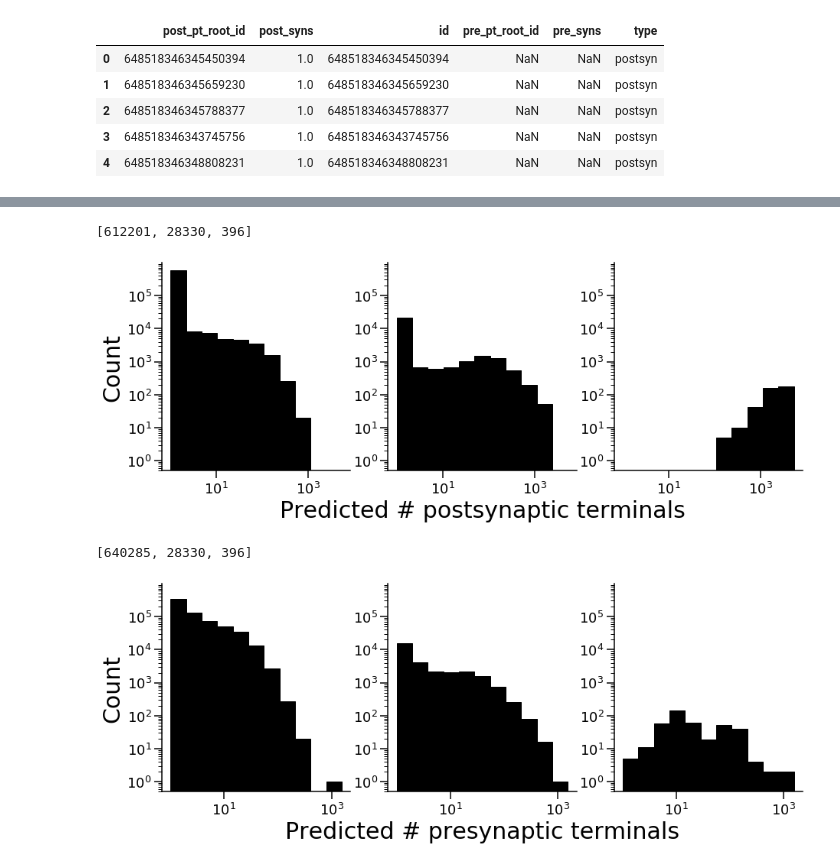
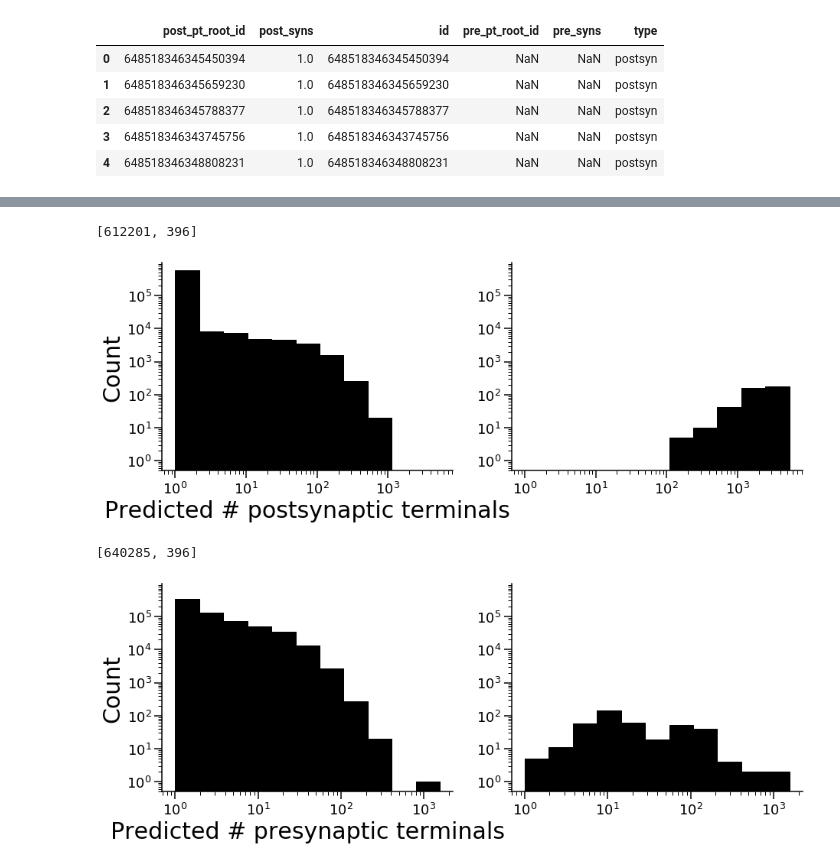
Before and after one commit to AllenInstitute/MicronsBinder, a Jupyter notebook: notebooks/multiscale/resource_statistics/plot_num_terminals.ipynb, the cells around one changed output, grey strips where cells are left out. Saved outputs shown, nothing was run; the diff lists cells and outputs as text; code cells hidden in the pictures.

```diff
--- a/notebooks/multiscale/resource_statistics/plot_num_terminals.ipynb
+++ b/notebooks/multiscale/resource_statistics/plot_num_terminals.ipynb
@@ -105,7 +128,7 @@ def splithist(df, varname, levels, colors, bins=None,
         if i == 0:
             plt.ylabel("Count", fontsize=fontsize)
 
-        if i == 1:
+        if i == 0:
             plt.xlabel(xlbl, fontsize=fontsize)
 
         if logx:
@@ -128,25 +151,23 @@ plt.figure(figsize=(15, 5))
 bins = u.logspace_bins(df_m.post_syns, 12)
 matplotlib.rc('font', family='sans-serif')
 matplotlib.rc('font', serif='Helvetica')
-splithist(df_m, "post_syns", ["postsyn", "mixed", "soma"],
+splithist(df_m, "post_syns", ["postsyn", "soma"],
           bins=bins, colors=["k", "k", 'k'],
           xlbl="Predicted # postsynaptic terminals",
           fontsize=30)
-
-ylim = plt.gca().get_ylim()
 plt.show()
 # %% [output]
-[612201, 28330, 396]
+[612201, 396]
-[figure, old version]
+[figure, new version]
 # %%
 plt.figure(figsize=(15, 5))
 bins = u.logspace_bins(df_m.pre_syns, 12)
 
-splithist(df_m, "pre_syns", ["presyn", "mixed", "soma"],
+splithist(df_m, "pre_syns", ["presyn", "soma"],
           bins=bins, colors=["k", "k", 'k'],
           xlbl="Predicted # presynaptic terminals",
           fontsize=30, ylim=ylim)
 plt.show()
 # %% [output]
-[640285, 28330, 396]
+[640285, 396]
-[figure, old version]
+[figure, new version]
```
Also changed, not shown: parts of 5 cells of this notebook, 20 other files.
